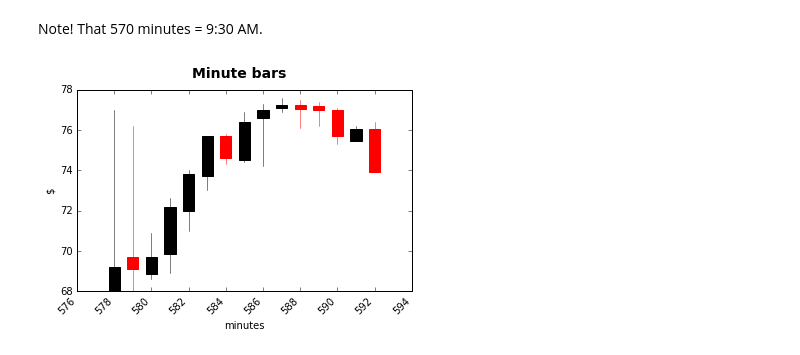
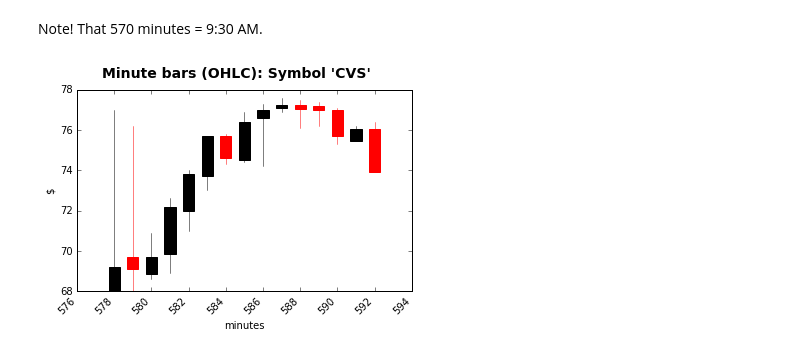
Before and after one commit to ksens/TAQ, a Jupyter notebook: TAQ_ipynb.ipynb, the cells around one changed output. Drawn from its saved outputs; the diff is of its cells as text; code cells hidden in the pictures.

```diff
--- a/TAQ_ipynb.ipynb
+++ b/TAQ_ipynb.ipynb
@@ -121,26 +121,24 @@ Note! That 570 minutes = 9:30 AM.
 # %%
 %matplotlib inline
 import matplotlib.pyplot as plt
-from matplotlib.dates import DateFormatter, MinuteLocator,\
-    DayLocator, MONDAY
 from matplotlib.finance import candlestick_ohlc
 
 # Split the dimensions to get the minute co-ordinates
 l1, l2 = zip(*mb1.index.get_values())
 # unify into a nparray of tuples for use in candlestick graph
 q2 = zip(l2, mb1.open, mb1.high, mb1.low, mb1.close)
 
 fig, ax = plt.subplots()
 fig.subplots_adjust(bottom=0.2)
-fig.suptitle('Minute bars', fontsize=14, fontweight='bold')
+fig.suptitle('Minute bars (OHLC): Symbol \'CVS\' ', fontsize=14, fontweight='bold')
 ax.set_xlabel('minutes')
 ax.set_ylabel('$')
 
 candlestick_ohlc(ax, q2[15:30], width=0.6)
 
 ax.autoscale_view()
 plt.setp(plt.gca().get_xticklabels(), rotation=45, horizontalalignment='right')
 
 plt.show()
 # %% [output]
-[figure, old version]
+[figure, new version]
```
Also changed, not shown: parts of 11 cells of this notebook.
